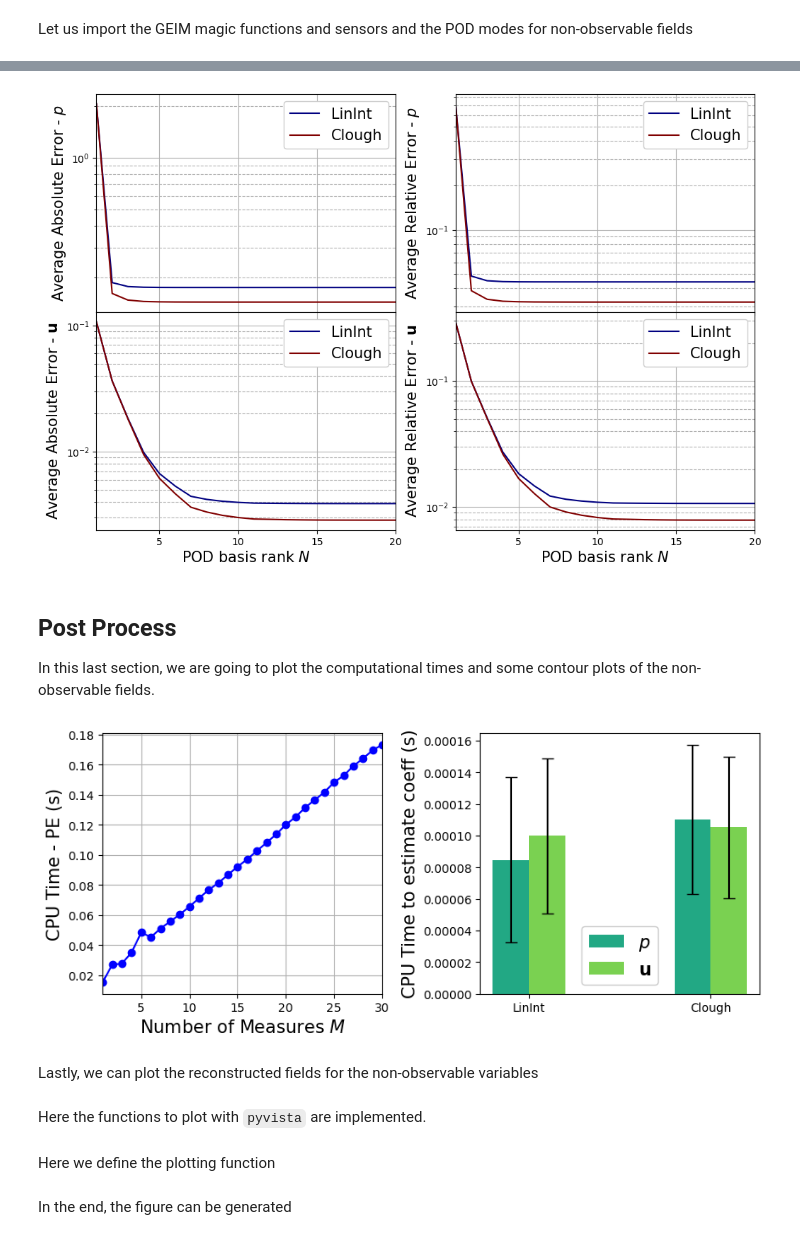
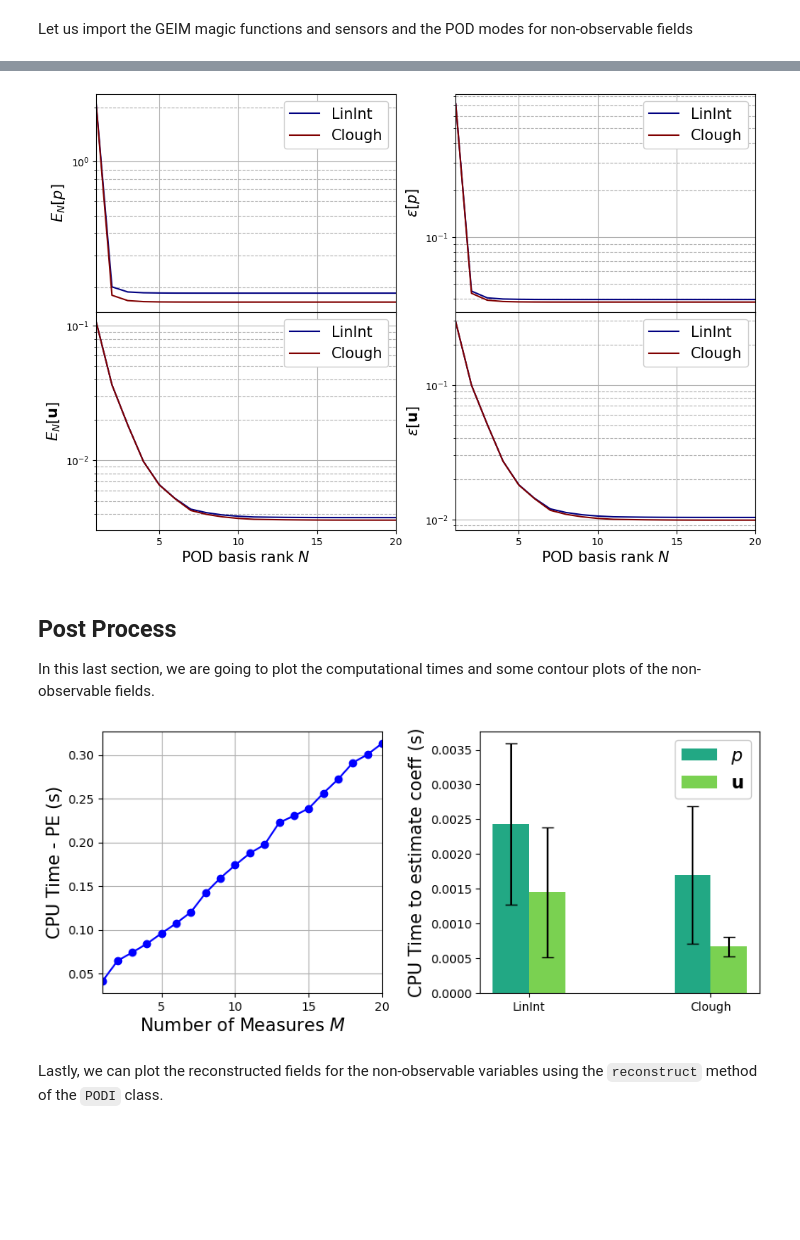
Before and after one commit to ERMETE-Lab/ROSE-pyforce, a Jupyter notebook: docs/Tutorials/03_BuoyantCavity_OF6/03_online_IR.ipynb, the cells around one changed output, grey strips where cells are left out. Drawn from its saved outputs; the diff is of its cells as text; code cells hidden in the pictures; blank space fills up the shorter version.

```diff
--- a/docs/Tutorials/03_BuoyantCavity_OF6/03_online_IR.ipynb
+++ b/docs/Tutorials/03_BuoyantCavity_OF6/03_online_IR.ipynb
@@ -85,0 +70,7 @@ Let us define the functional space onto which the OpenFOAM data have been projec
+# %%
+var_names = ['norm_T', 'p', 'U']
+tex_var_names = ['T', 'p', r'\mathbf{u}']
+
+fun_spaces = [FunctionSpace(domain, ('Lagrange', 1)),
+              FunctionSpace(domain, ('Lagrange', 1)),
+              FunctionSpace(domain, ufl.VectorElement("CG", domain.ufl_cell(), 1))]
@@ -86,20 +79,9 @@ Let us define the functional space onto which the OpenFOAM data have been projec
 # %%
-fun_spaces = [FunctionSpace(domain, ('Lagrange', 1)), FunctionSpace(domain, ('Lagrange', 1)), FunctionSpace(domain, ufl.VectorElement("CG", domain.ufl_cell(), 1))]
+path = './Snapshots/'
 
-train_snaps = dict()
 test_snaps  = dict()
-
-training = False
 
 for field_i, field in enumerate(var_names):
 
-    if training:
-        path_snap = path+'TrainSet_'+field
-    else:
-        path_snap = path+'TestSet_' +field
-    tmp = ImportH5(fun_spaces[field_i], path_snap, field)
-
-    if training:
-        train_snaps[field] = tmp[0]
-    else:
-        test_snaps[field] = tmp[0]
+    path_snap = path+'TestSet_' +field
+    test_snaps[field] = ImportH5(fun_spaces[field_i], path_snap, field)[0]
@@ -162,4 +163,6 @@ Now, for each snapshot of the observable field, let us compute the correspondent
 # %%
+from pyforce.online.indirect_recon import PE
+
 map_methods = list(geim_maps[var_names[obs_idx]].keys())
 
 bnds = [(15, 150), (0.2,  5)]
@@ -179,6 +182,7 @@ for map in map_methods:
 
         ave_absErr_pe[map] = res[0]
         ave_relErr_pe[map] = res[1]
-        mu_estimated[map]  = res[2]
-        comput_times[map]  = res[4]
+        comput_times[map]  = res[2]
+
+        mu_estimated[map]  = res[3]
 # %% [output]
@@ -240,29 +261,29 @@ Let us plot the reconstruction error
 # %%
 fig, axs = plt.subplots(nrows = len(var_names) - 1, ncols = 2, sharex=True, figsize=(6 * 2, 4 * (len(var_names) - 1)))
 
 N_to_plot = np.arange(1, Nmax+1, 1)
 colors = cm.jet(np.linspace(0, 1, len(map_methods)))
 for field_i, field in enumerate(var_names):
 
     if field_i != obs_idx:
         for ax_i in range(2):
             for map_i, map in enumerate(map_methods):
                 axs[field_i-1, ax_i].semilogy(N_to_plot, podi_res[field][map][ax_i], c=colors[map_i], label=map)
             axs[field_i-1, ax_i].legend(framealpha=1, fontsize=15)
 
             axs[field_i-1, ax_i].grid(which='major',linestyle='-')
             axs[field_i-1, ax_i].grid(which='minor',linestyle='--')
             axs[field_i-1, ax_i].set_xticks(np.arange(0, Nmax+1, 5))
             axs[field_i-1, ax_i].set_xlim(1, Nmax)
 
             axs[-1, ax_i].set_xlabel('POD basis rank $N$', fontsize=15)
 
-        axs[field_i-1, 0].set_ylabel('Average Absolute Error - $'+tex_var_names[field_i]+'$', fontsize=15)
-        axs[field_i-1, 1].set_ylabel('Average Relative Error - $'+tex_var_names[field_i]+'$', fontsize=15)
+        axs[field_i-1, 0].set_ylabel(r'$E_N['+tex_var_names[field_i]+']$', fontsize=15)
+        axs[field_i-1, 1].set_ylabel(r'$\varepsilon['+tex_var_names[field_i]+']$', fontsize=15)
 
 fig.subplots_adjust(hspace=0, wspace=0.2)
 # %% [output]
-[figure, old version]
+[figure, new version]
 # %% [markdown]
 ## Post Process
 
@@ -305,9 +326,9 @@ for field_i, color in zip(range(len(var_names)), colors):
 
 fig.subplots_adjust(wspace=.35)
 # %% [output]
-[figure, old version]
+[figure, new version]
 # %% [markdown]
-Lastly, we can plot the reconstructed fields for the non-observable variables
+Lastly, we can plot the reconstructed fields for the non-observable variables using the `reconstruct` method of the `PODI` class.
 # %%
 Nmax = 15
 
@@ -326,5 +347,3 @@ for field_i, field in enumerate(var_names):
             for key in map_methods:
                 mu_star = np.array(mu_estimated[map])[:, Mmax-1, :]
                 reconstructions[field][key].append(podi_data[field][map].reconstruct(test_snaps[field](mu), mu_star[mu].reshape(-1,2), Nmax)[0])
-# %% [markdown]
-Here the functions to plot with `pyvista` are implemented.
@@ -360,2 +349,0 @@ def grids(fun: dolfinx.fem.Function):
-# %% [markdown]
-Here we define the plotting function
@@ -462,2 +349,0 @@ def PlotFOM_vs_ROM( fom: FunctionsList, rom: dict, mu: int, title: str, varname:
-# %% [markdown]
-In the end, the figure can be generated
```
Also changed, not shown: parts of 29 cells of this notebook, 5 other files.
